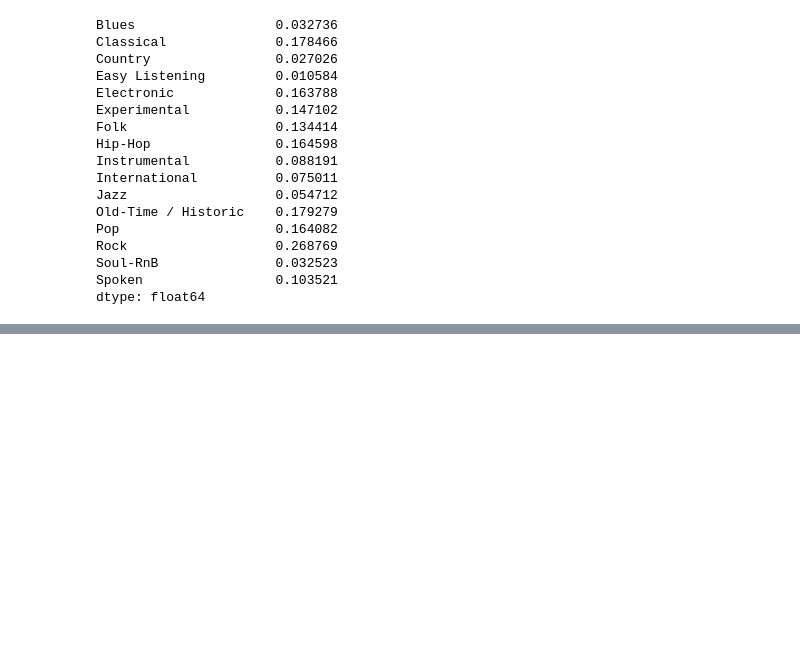
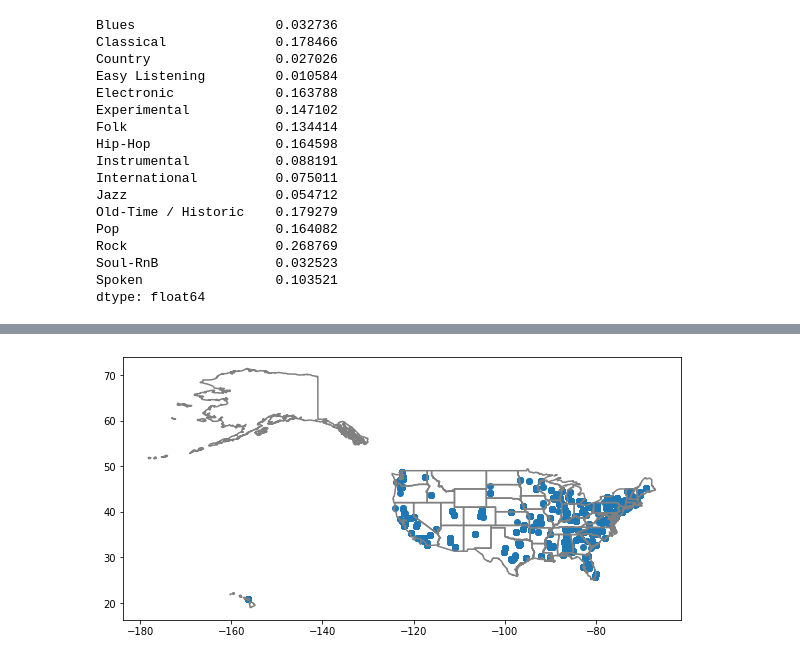
Before and after one commit to ryanmswan/springboard, a Jupyter notebook: capstone_eda/capstone_1_fma_analysis.ipynb, the cells around one changed output, grey strips where cells are left out. Drawn from its saved outputs; the diff is of its cells as text; code cells hidden in the pictures; blank space fills up the shorter version.

```diff
--- a/capstone_eda/capstone_1_fma_analysis.ipynb
+++ b/capstone_eda/capstone_1_fma_analysis.ipynb
@@ -643,0 +686,6 @@ dtype: float64
+# %%
+ax = us_states.geometry.boundary.plot(color='gray', figsize=(10,10))
+inside_us.plot(figsize=(10,10), ax=ax)
+plt.show()
+# %% [output]
+[figure, added]
```
Also changed, not shown: parts of 29 cells of this notebook.
